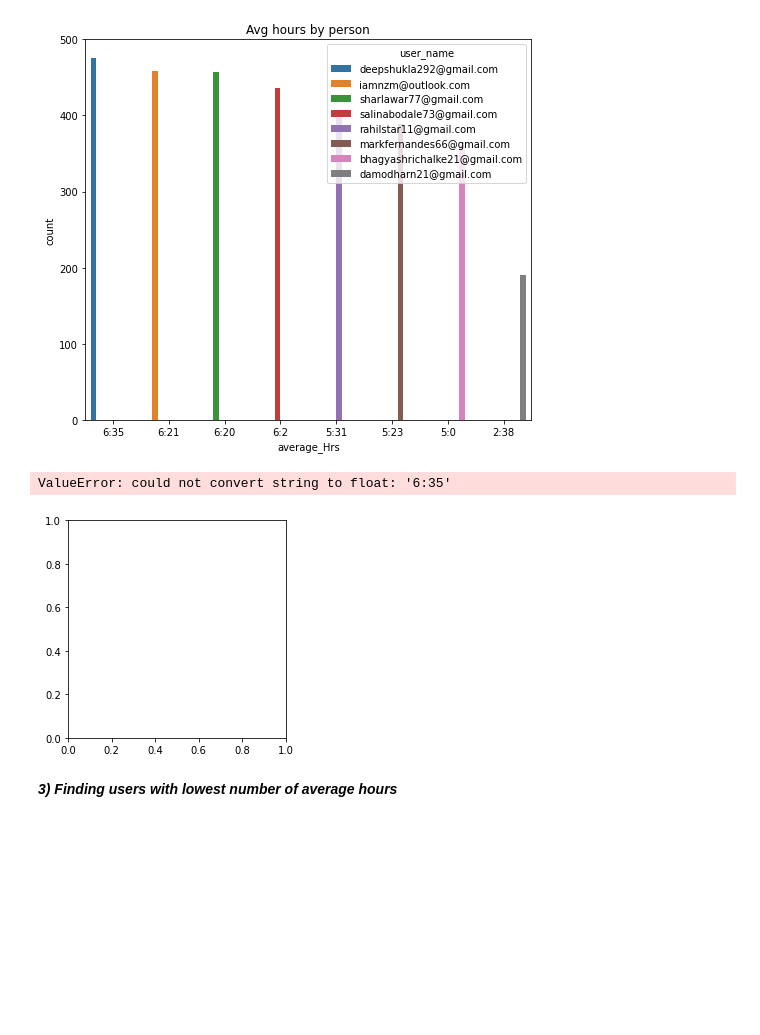
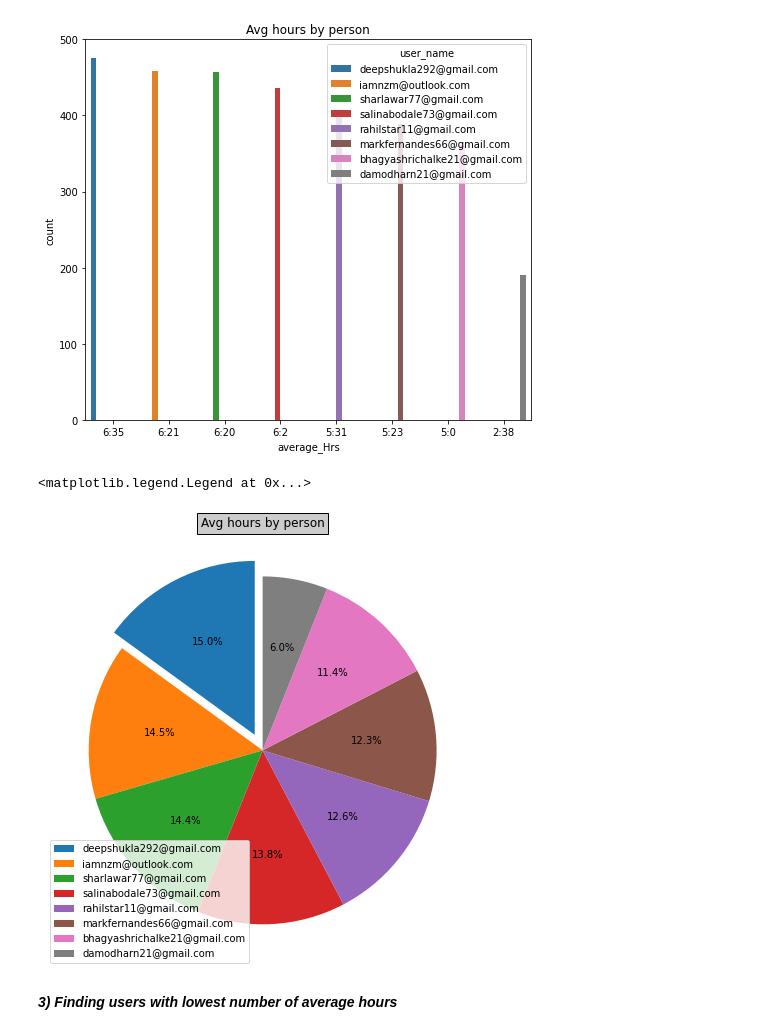
Before and after one commit to Ranjithgc/PySpark, a Jupyter notebook: Spark_Sql/spark_sql_task.ipynb, the cells around one changed output. Cells and saved outputs as stored; diff of their text form; code cells hidden in the pictures; blank space fills up the shorter version.

Commit message:
[Ranjithgc] Refactor: Added Pie Graphs

```diff
--- a/Spark_Sql/spark_sql_task.ipynb
+++ b/Spark_Sql/spark_sql_task.ipynb
@@ -134,11 +127,21 @@ explode = (0.1, 0, 0, 0, 0, 0,0,0)
-# %%
-plt.pie(hrs, labels=username, explode=explode, colors=colors,
-autopct='%1.1f%%', shadow=True)
-plt.title("Avg hours by person")
-plt.show()
-# %% [output]
-ValueError: could not convert string to float: '6:35'
-[figure, removed]
+# %%
+from matplotlib import pyplot as plt
+import pandas as pd
+
+df =  dfs4.toPandas()
+user_data = df["user_name"]
+count_data = df["count"]
+
+fig = plt.figure(figsize=(8,8))
+fig.patch.set_facecolor('w')
+explode = (0.1, 0, 0, 0, 0, 0, 0, 0)
+# Plot
+plt.pie(count_data,autopct='%1.1f%%',startangle=90,explode=explode,)
+plt.title("Avg hours by person",bbox={'facecolor':'0.8', 'pad':4})
+plt.legend(user_data,loc="lower left")
+# %% [output]
+<matplotlib.legend.Legend at 0x...>
+[figure, added]
 # %% [markdown]
 ***3) Finding users with lowest number of average hours***
 # %%
```
Also changed, not shown: parts of 2 cells of this notebook.
